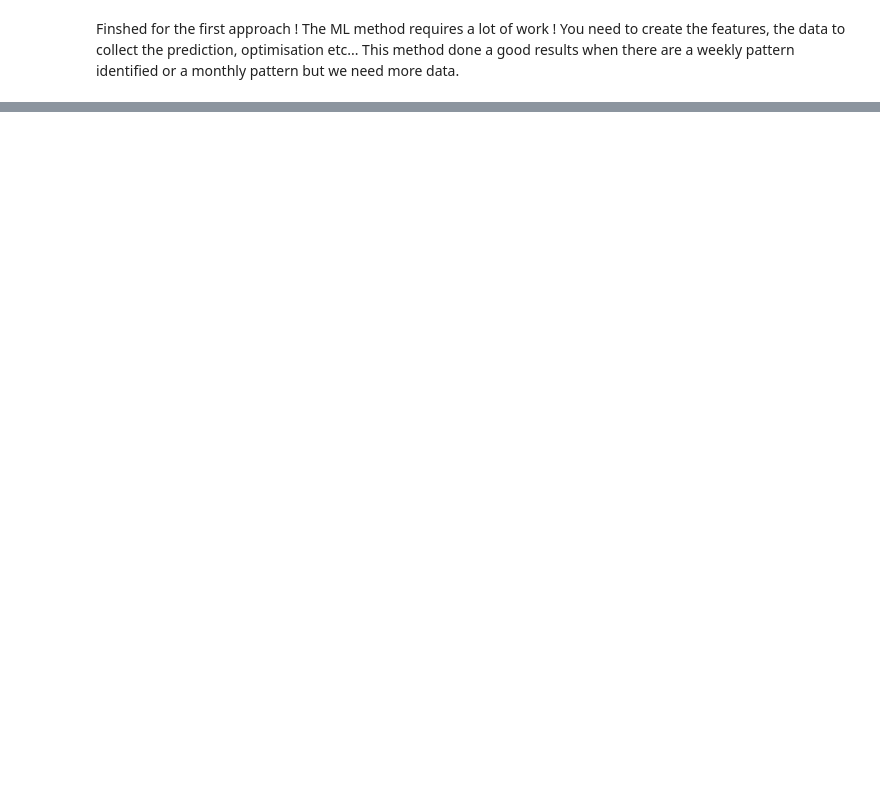
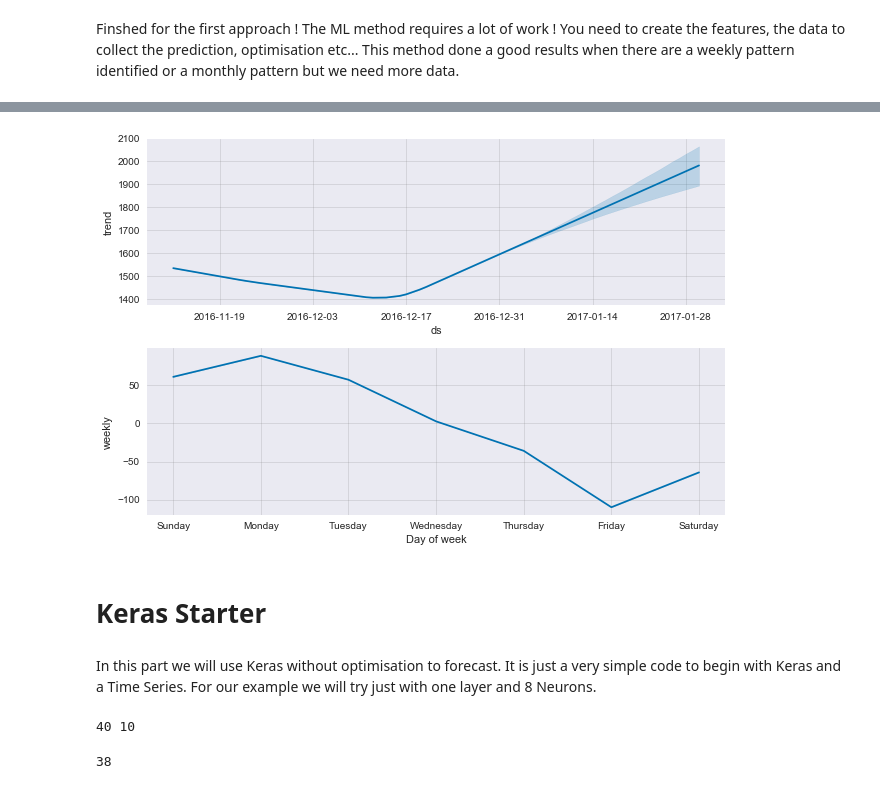
Before and after one commit to hoangntc/web-traffic-time-series-forecasting, a Jupyter notebook: reference/predictive-analysis-with-different-approach.ipynb, the cells around one changed output, grey strips where cells are left out. Cells and saved outputs as stored; diff of their text form; code cells hidden in the pictures; blank space fills up the shorter version.

```diff
--- a/reference/predictive-analysis-with-different-approach.ipynb
+++ b/reference/predictive-analysis-with-different-approach.ipynb
@@ -480,0 +575,7 @@ Finshed for the first approach ! The ML method requires a lot of work ! You need
+# %%
+sns.set(font_scale=1)
+df_date_index = times_series_means[['date','Visits']]
+df_date_index = df_date_index.set_index('date')
+df_prophet = df_date_index.copy()
+df_prophet.reset_index(drop=False,inplace=True)
+df_prophet.columns = ['ds','y']
@@ -480,0 +601,5 @@ Finshed for the first approach ! The ML method requires a lot of work ! You need
+# %%
+m = Prophet()
+m.fit(df_prophet)
+future = m.make_future_dataframe(periods=30,freq='D')
+forecast = m.predict(future)
@@ -480,0 +616,17 @@ Finshed for the first approach ! The ML method requires a lot of work ! You need
+# %%
+m.plot_components(forecast)
+# %% [output]
+[figure, added]
+# %% [markdown]
+# Keras Starter
+# %% [markdown]
+In this part we will use Keras without optimisation to forecast. It is just a very simple code to begin with Keras and a Time Series. For our example we will try just with one layer and 8 Neurons.
+# %%
+df_dl = times_series_means[['date','Visits']]
+
+train_size = int(len(df_dl) * 0.80)
+test_size = len(df_dl) - train_size
+train, test = df_dl.iloc[0:train_size,:], df_dl.iloc[train_size:len(df_dl),:]
+print(len(train), len(test))
+# %% [output]
+40 10
@@ -480,0 +646,4 @@ Finshed for the first approach ! The ML method requires a lot of work ! You need
+# %%
+len(trainX)
+# %% [output]
+38
```
Also changed, not shown: parts of 28 cells of this notebook.
